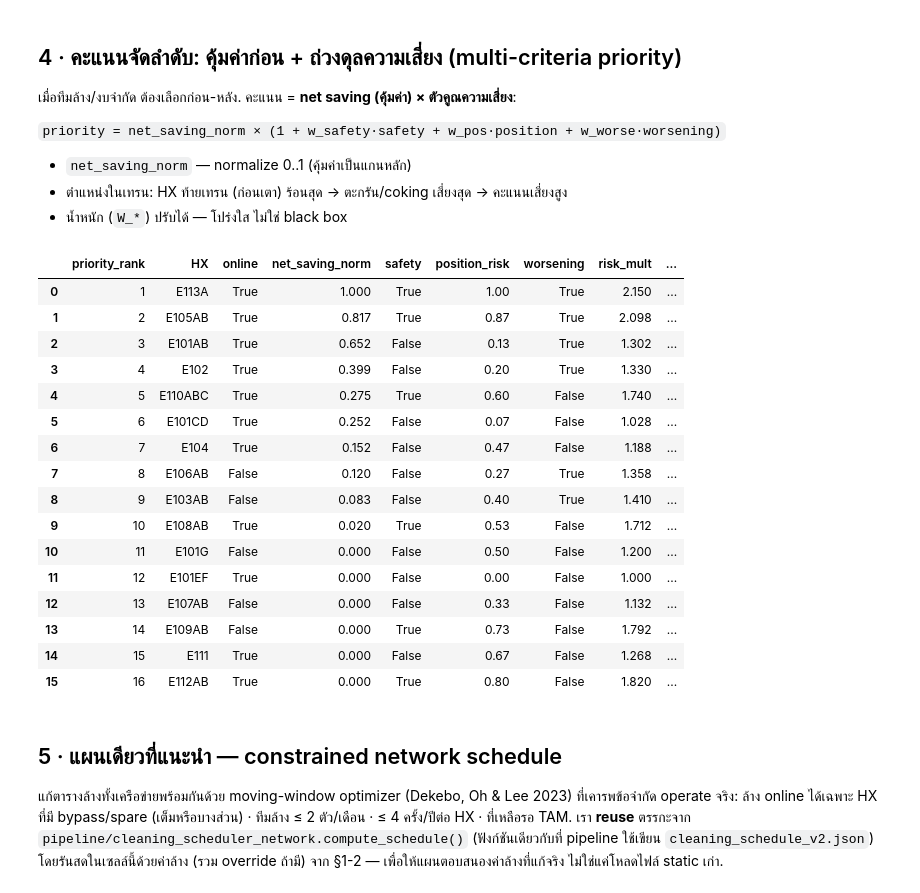
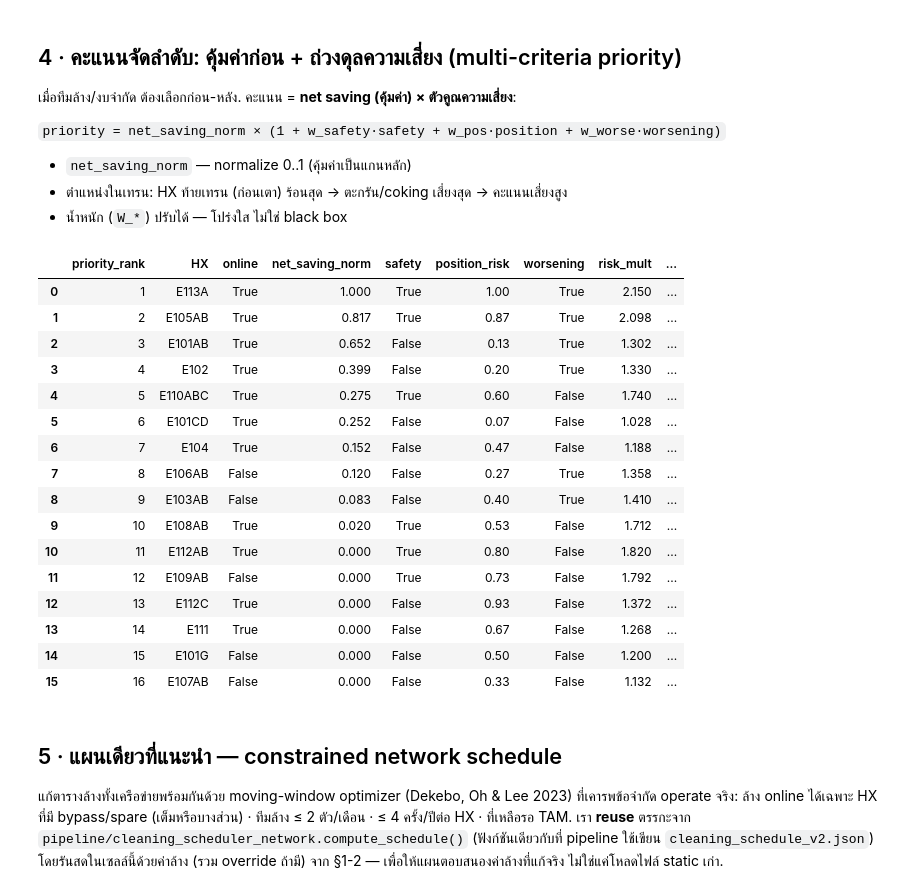
Before and after one commit to Yalika200946/Process-Intern, a Jupyter notebook: notebooks/16_cleaning_plan_optimization.ipynb, the cells around one changed output. Cells and saved outputs as stored; diff of their text form; code cells hidden in the pictures.

```diff
--- a/notebooks/16_cleaning_plan_optimization.ipynb
+++ b/notebooks/16_cleaning_plan_optimization.ipynb
@@ -206,7 +219,13 @@ dec['freq_ref_per_yr'] = (365 / dec['T_star_ref_days']).round(2)
 
 # --- explicit "คุ้มไหม" verdict: fuel value recovered per clean vs cleaning cost ---
 dec['fuel_value_per_clean_thb'] = (dec['cit_gain_C_online'] * k_day * dec['T_star_ref_days'] / 2).round(0)
-dec['worth_it'] = dec['online'] & (dec['fuel_value_per_clean_thb'] > dec['cleaning_cost'])
+# has_economics distinguishes "genuinely evaluated, not worth it" from "no data to evaluate at
+# all" -- without this, NaN > cost silently evaluates to False in pandas/numpy, so an HX with no
+# fouling-rate/ΔCIT data at all looked identical to one that was actually costed out and failed.
+dec['has_economics'] = dec['fuel_value_per_clean_thb'].notna() & dec['cleaning_cost'].notna()
+dec['worth_it'] = np.where(dec['has_economics'],
+                            dec['online'] & (dec['fuel_value_per_clean_thb'] > dec['cleaning_cost']),
+                            np.nan)
 dec[['HX','online','cit_gain_C_full','cit_gain_C_online','r_cit_per_day','cleaning_cost',
      'fuel_value_per_clean_thb','worth_it','T_star_ref_days','freq_ref_per_yr','net_saving_thb_yr','payback_days']]
 # %% [output]
@@ -242,39 +261,46 @@ k = 23,030 ฿/วัน/°C  (มูลค่าเชื้อเพลิง
 # %%
 W_SAFETY, W_POSITION, W_WORSENING = 0.5, 0.4, 0.25     # tunable risk weights (documented)
 
 # train position: order HX along the preheat train (terminal = hottest = riskiest).
 TRAIN_ORDER = ['E101EF','E101CD','E101AB','E102','E106AB','E107AB','E103AB','E104',
                'E108AB','E110ABC','E111','E109AB','E112AB','E105AB','E112C','E113A']
 pos = {hx: i / (len(TRAIN_ORDER) - 1) for i, hx in enumerate(TRAIN_ORDER)}
 
 ns = dec['net_saving_thb_yr'].fillna(0).clip(lower=0)
 dec['net_saving_norm'] = (ns / ns.max()).round(3) if ns.max() > 0 else 0.0
 dec['position_risk'] = dec.HX.map(pos).fillna(0.5).round(2)
 dec['risk_mult'] = (1 + W_SAFETY * dec.safety.astype(int)
                       + W_POSITION * dec.position_risk
                       + W_WORSENING * dec.worsening.astype(int)).round(3)
 dec['priority_score'] = (dec['net_saving_norm'] * dec['risk_mult']).round(3)
-dec = dec.sort_values('priority_score', ascending=False).reset_index(drop=True)
+# priority_score is net_saving_norm x risk_mult -- multiplicative, so it collapses to exactly 0
+# for every HX with no usable economics data (net_saving_norm=0), regardless of risk_mult. That
+# used to leave those HX tied and ordered only by DataFrame insertion order, silently discarding
+# the safety/position/worsening signal for exactly the HX where it matters most (no clean-economics
+# to fall back on). has_savings as the primary sort key keeps ranks 1-10 (real economics) exactly
+# as before, and breaks the zero-score tie by risk_mult instead of insertion order.
+dec['has_savings'] = (dec['net_saving_norm'] > 0).astype(int)
+dec = dec.sort_values(['has_savings', 'priority_score', 'risk_mult'], ascending=False).reset_index(drop=True)
 dec['priority_rank'] = dec.index + 1
 dec[['priority_rank','HX','online','net_saving_norm','safety','position_risk','worsening','risk_mult','priority_score']].head(16)
 # %% [output]
 |  | priority_rank | HX | online | net_saving_norm | safety | position_risk | worsening | risk_mult | ... |
 | 0 | 1 | E113A | True | 1.000 | True | 1.00 | True | 2.150 | ... |
 | 1 | 2 | E105AB | True | 0.817 | True | 0.87 | True | 2.098 | ... |
 | 2 | 3 | E101AB | True | 0.652 | False | 0.13 | True | 1.302 | ... |
 | 3 | 4 | E102 | True | 0.399 | False | 0.20 | True | 1.330 | ... |
 | 4 | 5 | E110ABC | True | 0.275 | True | 0.60 | False | 1.740 | ... |
 | 5 | 6 | E101CD | True | 0.252 | False | 0.07 | False | 1.028 | ... |
 | 6 | 7 | E104 | True | 0.152 | False | 0.47 | False | 1.188 | ... |
 | 7 | 8 | E106AB | False | 0.120 | False | 0.27 | True | 1.358 | ... |
 | 8 | 9 | E103AB | False | 0.083 | False | 0.40 | True | 1.410 | ... |
 | 9 | 10 | E108AB | True | 0.020 | True | 0.53 | False | 1.712 | ... |
-| 10 | 11 | E101G | False | 0.000 | False | 0.50 | False | 1.200 | ... |
-| 11 | 12 | E101EF | True | 0.000 | False | 0.00 | False | 1.000 | ... |
-| 12 | 13 | E107AB | False | 0.000 | False | 0.33 | False | 1.132 | ... |
-| 13 | 14 | E109AB | False | 0.000 | True | 0.73 | False | 1.792 | ... |
-| 14 | 15 | E111 | True | 0.000 | False | 0.67 | False | 1.268 | ... |
-| 15 | 16 | E112AB | True | 0.000 | True | 0.80 | False | 1.820 | ... |
+| 10 | 11 | E112AB | True | 0.000 | True | 0.80 | False | 1.820 | ... |
+| 11 | 12 | E109AB | False | 0.000 | True | 0.73 | False | 1.792 | ... |
+| 12 | 13 | E112C | True | 0.000 | False | 0.93 | False | 1.372 | ... |
+| 13 | 14 | E111 | True | 0.000 | False | 0.67 | False | 1.268 | ... |
+| 14 | 15 | E101G | False | 0.000 | False | 0.50 | False | 1.200 | ... |
+| 15 | 16 | E107AB | False | 0.000 | False | 0.33 | False | 1.132 | ... |
 # %% [markdown]
 ## 5 · แผนเดียวที่แนะนำ — constrained network schedule
 
```
Also changed, not shown: parts of 4 cells of this notebook, 8 other files.
